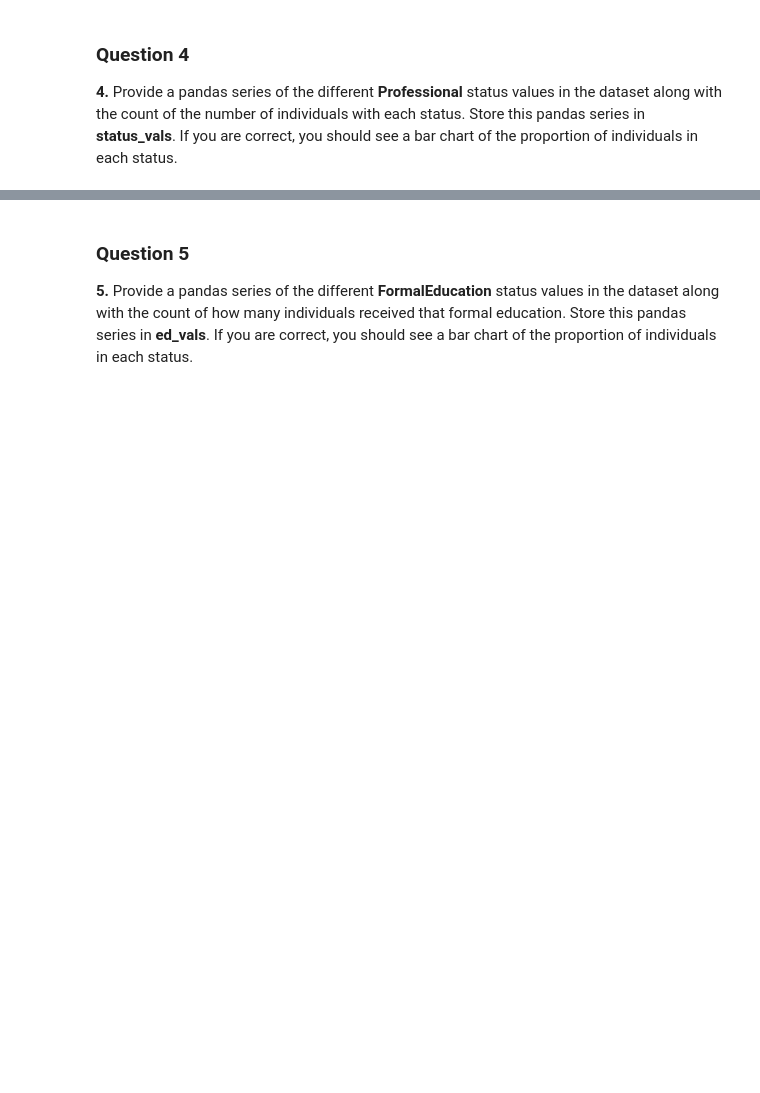
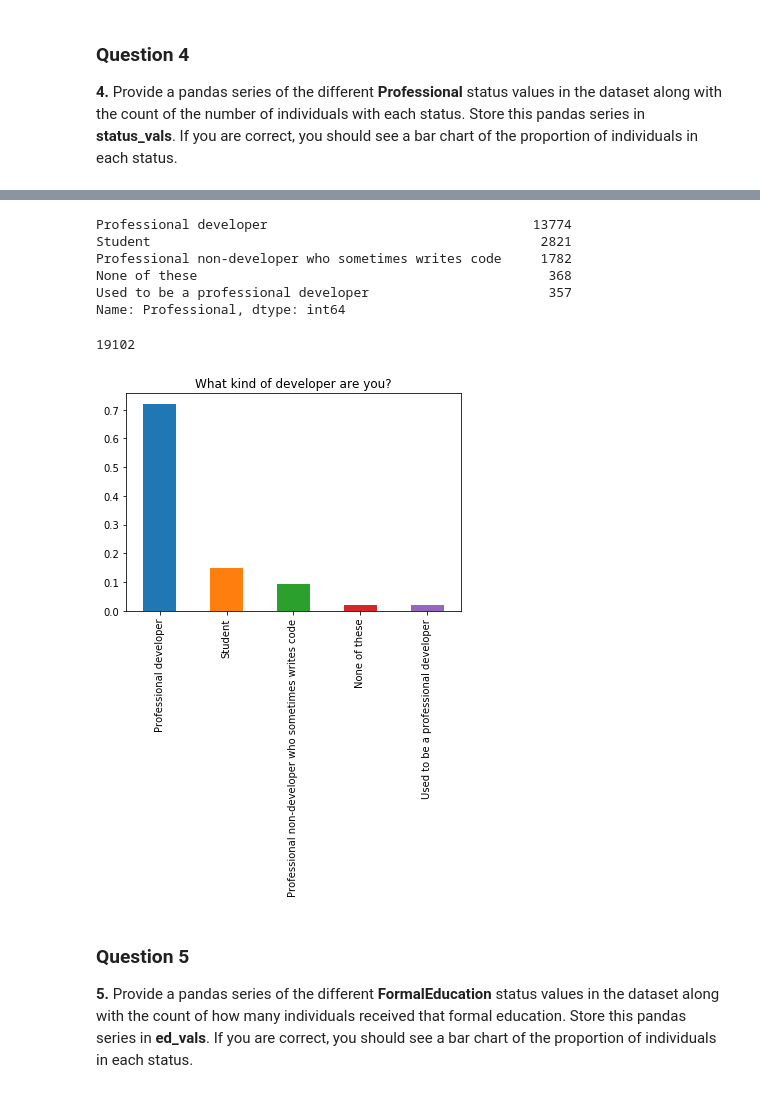
Before and after one commit to kissingurami/my_notebooks, a Jupyter notebook: 4.0-Udacity-Data-Science/1.0_The_Data_Science_Process/A Look at the Data.ipynb, the cells around one changed output, grey strips where cells are left out. Saved outputs shown, nothing was run; the diff lists cells and outputs as text; code cells hidden in the pictures; blank space fills up the shorter version.

```diff
--- a/4.0-Udacity-Data-Science/1.0_The_Data_Science_Process/A Look at the Data.ipynb
+++ b/4.0-Udacity-Data-Science/1.0_The_Data_Science_Process/A Look at the Data.ipynb
@@ -86,11 +132,27 @@ t.most_missing_cols(most_missing_cols)
+# %%
+df.Professional.value_counts()
+# %% [output]
+Professional developer                                  13774
+Student                                                  2821
+Professional non-developer who sometimes writes code     1782
+None of these                                             368
+Used to be a professional developer                       357
+Name: Professional, dtype: int64
 # %%
-status_vals = #Provide a pandas series of the counts for each Professional status
+#Provide a pandas series of the counts for each Professional status
+#status_vals = df.groupby('Professional').size()
+status_vals = df.Professional.value_counts()
 
 # The below should be a bar chart of the proportion of individuals in each professional category if your status_vals
 # is set up correctly.
 
-(status_vals/df.shape[0]).plot(kind="bar");
+#status_vals.plot.bar()
+print(df.shape[0])
+(status_vals/df.shape[0]).plot.bar()
 plt.title("What kind of developer are you?");
+# %% [output]
+19102
+[figure, added]
 # %% [markdown]
 ### Question 5
 
```
Also changed, not shown: parts of 10 cells of this notebook.
